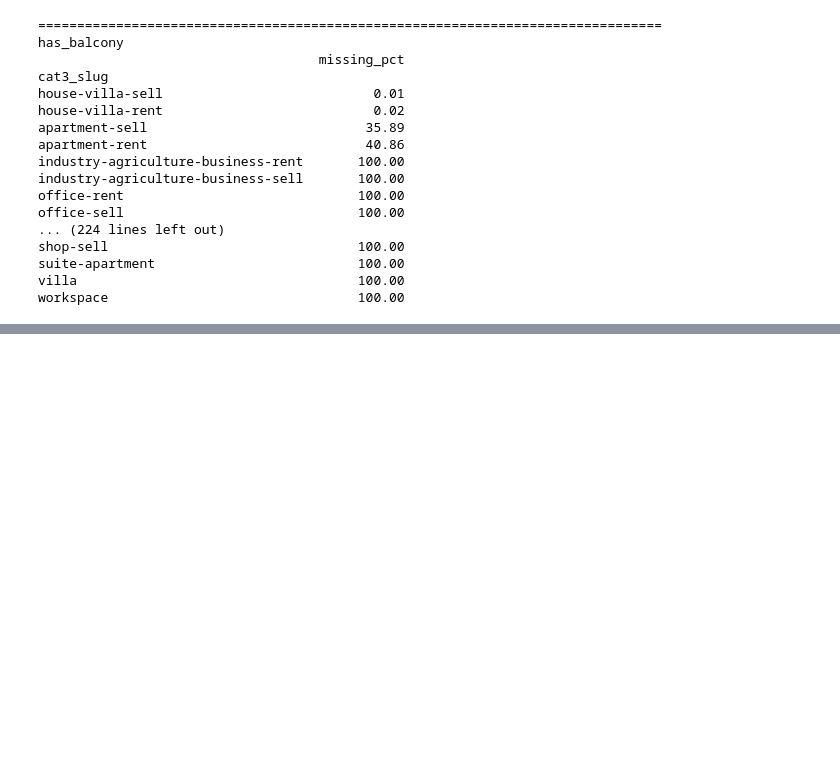
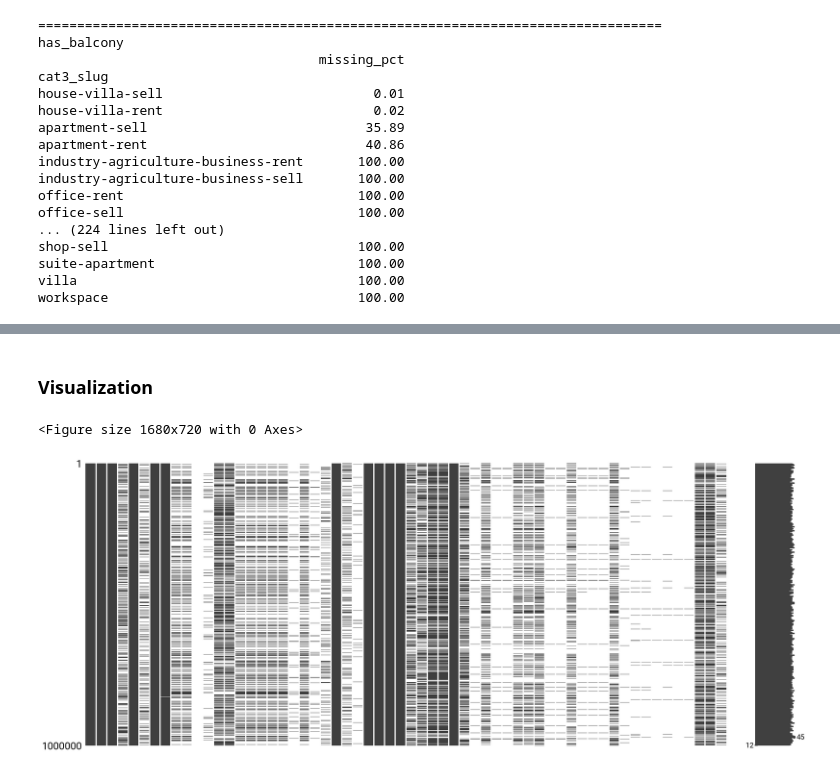
Before and after one commit to maslri/divar-real-estate-ml, a Jupyter notebook: notebooks/17-prediction-model.ipynb, the cells around one changed output, grey strips where cells are left out. Drawn from its saved outputs; the diff is of its cells as text; code cells hidden in the pictures; blank space fills up the shorter version.

Commit message:
complete missing and Outlier Analysis

```diff
--- a/notebooks/17-prediction-model.ipynb
+++ b/notebooks/17-prediction-model.ipynb
@@ -661,0 +742,17 @@ workspace                                100.00
+# %%
+IMPUTE_CONFIG = {
+    "building_size": ("median", ["cat3_slug"]),
+    "construction_year": ("median", ["cat3_slug"]),
+    "rooms_count": ("mode", ["cat3_slug"]),
+    "floor": ("mode", ["cat3_slug"]),
+    "total_floors_count": ("median", ["cat3_slug"]),
+    "unit_per_floor": ("mode", ["cat3_slug"]),
+}
+# %%
+for column, (strategy, groups) in IMPUTE_CONFIG.items():
+    df[column] = hierarchical_impute(
+        df,
+        column=column,
+        groups=groups,
+        strategy=strategy,
+    )
@@ -661,0 +824,18 @@ workspace                                100.00
+# %%
+df.loc[df["building_size"] > 100_000, "building_size"] = pd.NA
+
+df["building_size"] = df.groupby("cat3_slug")["building_size"].transform(
+    lambda s: s.fillna(s.median())
+)
+# %% [markdown]
+### Visualization
+# %%
+import missingno as msno
+import matplotlib.pyplot as plt
+
+plt.figure(figsize=(14, 6))
+msno.matrix(df)
+plt.show()
+# %% [output]
+<Figure size 1680x720 with 0 Axes>
+[figure, added]
```
Also changed, not shown: parts of 23 cells of this notebook, 3 other files.
